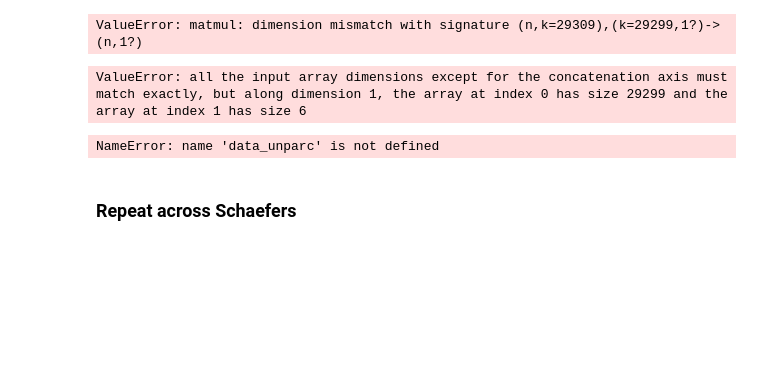
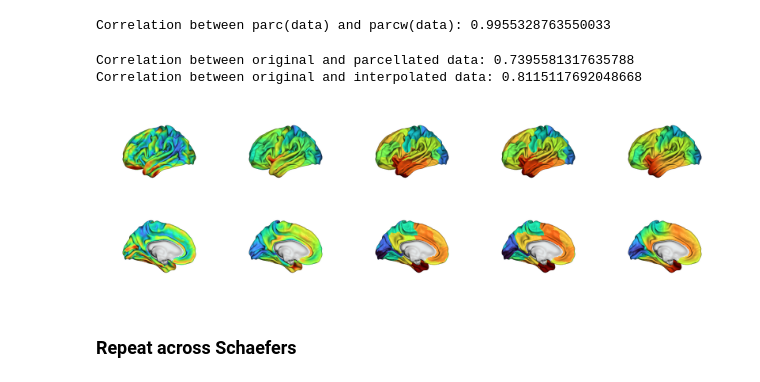
Before and after one commit to izachp/neuromodes, a Jupyter notebook: docs/tutorials/unparc.ipynb, the cells around one changed output. Cells and saved outputs as stored; diff of their text form; code cells hidden in the pictures; blank space fills up the shorter version.

Commit message:
[ENH] add `parcellate()`

```diff
--- a/docs/tutorials/unparc.ipynb
+++ b/docs/tutorials/unparc.ipynb
@@ -18,7 +18,7 @@ solver = EigenSolver(surf, mask=mask).compute_lbo()
 mass, stiffness = solver.mass, solver.stiffness
 
 # load schaefer100
-parcellation = np.loadtxt('C:/Users/ipop0003/neuromodes/docs/tutorials/tutorial_data/fsLR_32k_Schaefer900-lh.txt', dtype=int)[mask]
+parcellation = np.loadtxt('C:/Users/ipop0003/neuromodes/docs/tutorials/tutorial_data/fsLR_32k_Schaefer100-lh.txt', dtype=int)[mask]
 # %%
 # Make a sparse parcellation matrix P (n_verts x n_parcs) such that P.T @ data = data_parc
 mask_parc = parcellation != 0  # mask of non-medial wall vertices
@@ -47,19 +34,22 @@ P_p = P.multiply(1 / P.sum(axis=0))
 # %%
 # use to parcellate data
-data = fetch_map(data='thickness')[mask][mask_parc] #emodes[:, -1][mask_parc]
-data_unparc = unparcellate(P_p.T @ data, parcellation=parcellation)
-data_unparcw = unparcellate(P_vp.T @ data, parcellation=parcellation)
-corr = np.corrcoef(P_p.T @ data, P_vp.T @ data)
+data = fetch_map(data='thickness')[mask]
+data_parc = parcellate(data, parcellation=parcellation)
+data_parcw = parcellate(data, parcellation=parcellation, mass=mass)
+data_unparc = unparcellate(data_parc, parcellation=parcellation)
+data_unparcw = unparcellate(data_parcw, parcellation=parcellation)
+corr = np.corrcoef(data_parc, data_parcw)
 print('Correlation between parc(data) and parcw(data):', corr[0, 1])
 # %% [output]
-ValueError: matmul: dimension mismatch with signature (n,k=29309),(k=29299,1?)->(n,1?)
+Correlation between parc(data) and parcw(data): 0.9955328763550033
 # %%
 # biharmonic interpolation
-data_interp = unparcellate(P_vp.T @ data, parcellation=parcellation, mass=solver.mass, stiffness=solver.stiffness, interpolation='biharmonic')
+data_interp = unparcellate(data_parcw, parcellation=parcellation, mass=solver.mass, stiffness=solver.stiffness, interpolation='biharmonic')
 # %%
 print('Correlation between original and parcellated data:', np.corrcoef(data, data_unparcw)[0, 1])
 print('Correlation between original and interpolated data:', np.corrcoef(data, data_interp)[0, 1])
 # %% [output]
-ValueError: all the input array dimensions except for the concatenation axis must match exactly, but along dimension 1, the array at index 0 has size 29299 and the array at index 1 has size 6
+Correlation between original and parcellated data: 0.7395581317635788
+Correlation between original and interpolated data: 0.8115117692048668
 # %%
 # re-parcellate interpolated data to check for consistency
@@ -68,12 +57,12 @@ assert np.allclose(data_interp_parc, P_vp.T @ data, atol=1e-12), 'Re-parcellated
 # %%
-all_data = np.stack([vert_areas, data, data_unparc, data_unparcw, data_interp], axis=1)
+all_data = np.stack([np.asarray(np.sum(mass, axis=1))[:, 0], data, data_unparc, data_unparcw, data_interp], axis=1)
 
 # plot all maps
-all_data_unmasked = unmask(unmask(all_data, mask=mask_parc), mask=mask)
-fig = plot_surf({'lh': surf}, data={'lh': all_data_unmasked}, rois={'lh': unmask(parcellation, mask=mask, val=0)}, views=['lateral', 'medial'], layout_indiv='col', layout_group='row', roi_outlines=True)
-fig.show()
+all_data_unmasked = unmask(all_data, mask=mask)
+fig = plot_surf({'lh': surf}, data={'lh': all_data_unmasked}, views=['lateral', 'medial'], layout_indiv='col', layout_group='row')#, rois={'lh': unmask(parcellation, mask=mask, val=0)}, roi_outlines=True)
+fig.show(jupyter_backend='static')
 # %% [output]
-NameError: name 'data_unparc' is not defined
+[figure, added]
 # %% [markdown]
 ### Repeat across Schaefers
 # %%
```
Also changed, not shown: parts of 4 cells of this notebook, 1 other file.
